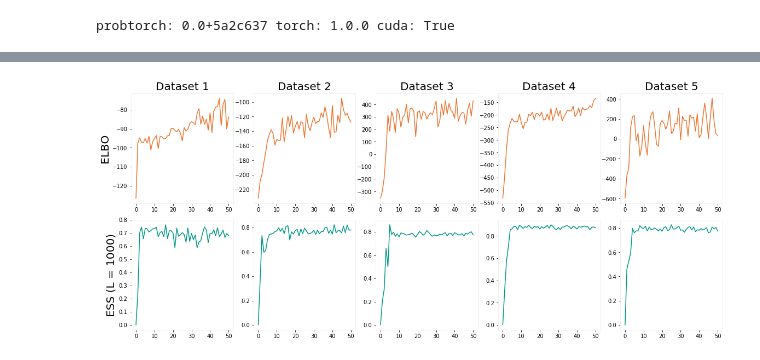
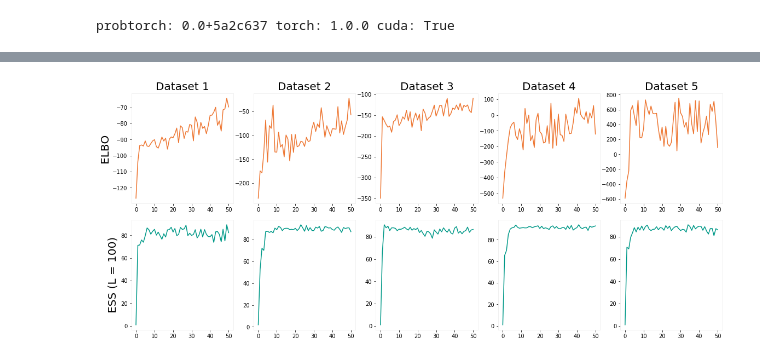
Before and after one commit to hao-w/apgs, a Jupyter notebook: GMM/experiments/apg-gmm-viz.ipynb, the cells around one changed output, grey strips where cells are left out. Saved outputs shown, nothing was run; the diff lists cells and outputs as text; code cells hidden in the pictures.

```diff
--- a/GMM/experiments/apg-gmm-viz.ipynb
+++ b/GMM/experiments/apg-gmm-viz.ipynb
@@ -48,6 +48,6 @@ visualizer.Plot_chains(Metrics_sample['data'], Metrics_sample['samples'])
 # %%
-L = 1000
+L = 100
 Metrics_converge = evaluator.Test_uniform(APG_test, Data, DATA_PTR, mcmc_steps=50, sample_size=L)
 visualizer.Plot_metrics(Metrics_converge['elbos'], Metrics_converge['ess'], sample_size=L)
 # %% [output]
-[figure, old version]
+[figure, new version]
```
Also changed, not shown: parts of 1 cell of this notebook, 18 other files.
